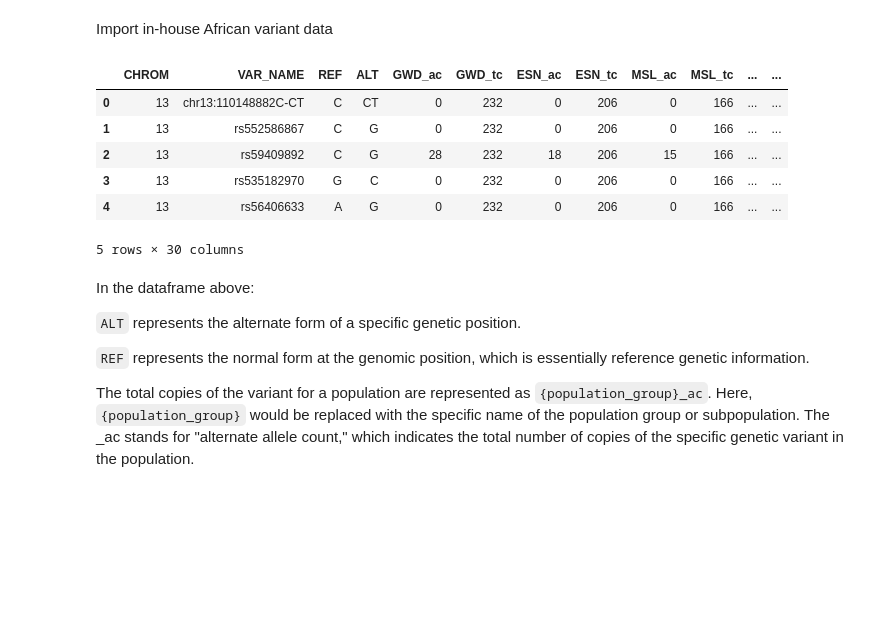
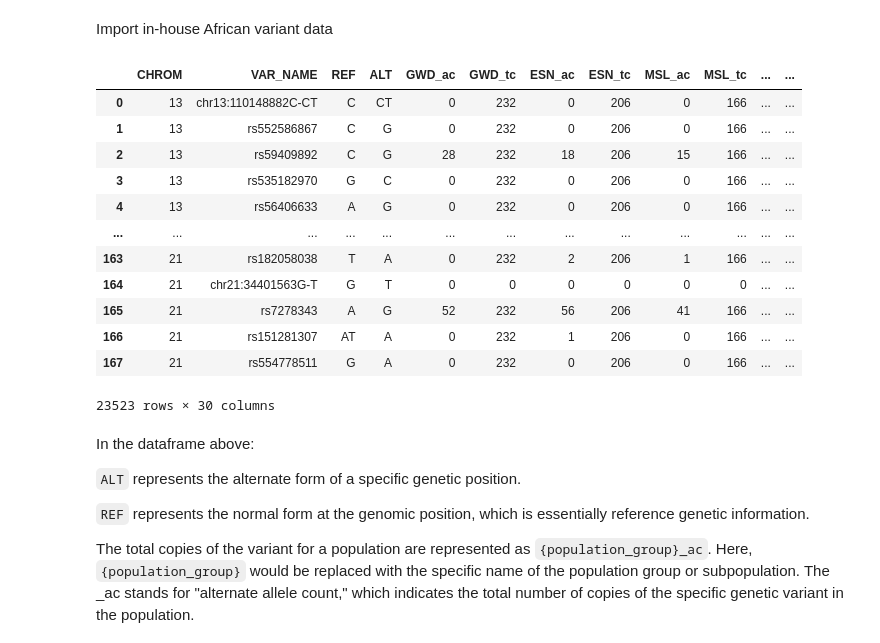
Before and after one commit to MeganHolborn/Genetic_data_analysis, a Jupyter notebook: Notebooks/Data_preparation/2-IH_allele_counts.ipynb, the cells around one changed output. Saved outputs shown, nothing was run; the diff lists cells and outputs as text; code cells hidden in the pictures; blank space fills up the shorter version.

```diff
--- a/Notebooks/Data_preparation/2-IH_allele_counts.ipynb
+++ b/Notebooks/Data_preparation/2-IH_allele_counts.ipynb
@@ -51,35 +51,41 @@ genes = pd.read_csv(
         "Metadata",
         "locations.csv",
     )
 ).location_name
 
 for gene in genes:
     gene_variant_count_path = os.path.join(
         PROJECT_ROOT,
         "Data",
         "Raw",
         "SUB",
         "{}_Count.csv".format(gene),
     )
 
     # Combine variant data on each gene into a single dataframe
     gene_variant_df = pd.DataFrame()
     if os.path.exists(gene_variant_count_path):
         gene_variant_df = pd.read_csv(gene_variant_count_path, sep=",").rename(
             columns={"ID": "VAR_NAME"}
         )
         gene_variant_df["GENE"] = gene
     variants = pd.concat([variants, gene_variant_df])
 
-variants.head(5)
+variants
 # %% [output]
 |  | CHROM | VAR_NAME | REF | ALT | GWD_ac | GWD_tc | ESN_ac | ESN_tc | MSL_ac | MSL_tc | ... | ... |
 | 0 | 13 | chr13:110148882C-CT | C | CT | 0 | 232 | 0 | 206 | 0 | 166 | ... | ... |
 | 1 | 13 | rs552586867 | C | G | 0 | 232 | 0 | 206 | 0 | 166 | ... | ... |
 | 2 | 13 | rs59409892 | C | G | 28 | 232 | 18 | 206 | 15 | 166 | ... | ... |
 | 3 | 13 | rs535182970 | G | C | 0 | 232 | 0 | 206 | 0 | 166 | ... | ... |
 | 4 | 13 | rs56406633 | A | G | 0 | 232 | 0 | 206 | 0 | 166 | ... | ... |
+| ... | ... | ... | ... | ... | ... | ... | ... | ... | ... | ... | ... | ... |
+| 163 | 21 | rs182058038 | T | A | 0 | 232 | 2 | 206 | 1 | 166 | ... | ... |
+| 164 | 21 | chr21:34401563G-T | G | T | 0 | 0 | 0 | 0 | 0 | 0 | ... | ... |
+| 165 | 21 | rs7278343 | A | G | 52 | 232 | 56 | 206 | 41 | 166 | ... | ... |
+| 166 | 21 | rs151281307 | AT | A | 0 | 232 | 1 | 206 | 0 | 166 | ... | ... |
+| 167 | 21 | rs554778511 | G | A | 0 | 232 | 0 | 206 | 0 | 166 | ... | ... |
-5 rows × 30 columns
+23523 rows × 30 columns
 # %% [markdown]
 In the dataframe above:
 
```
Also changed, not shown: parts of 15 cells of this notebook, 26 other files.
